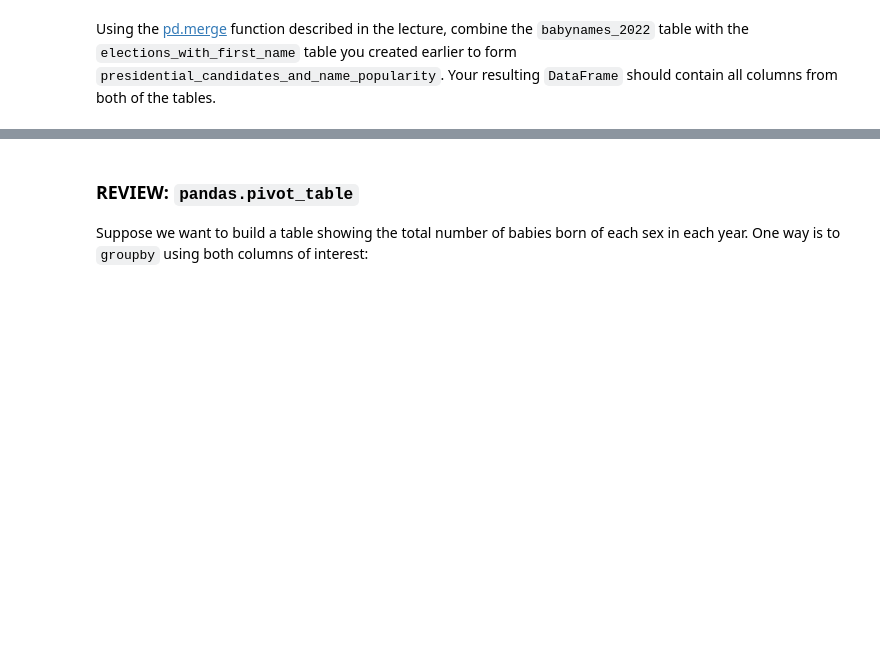
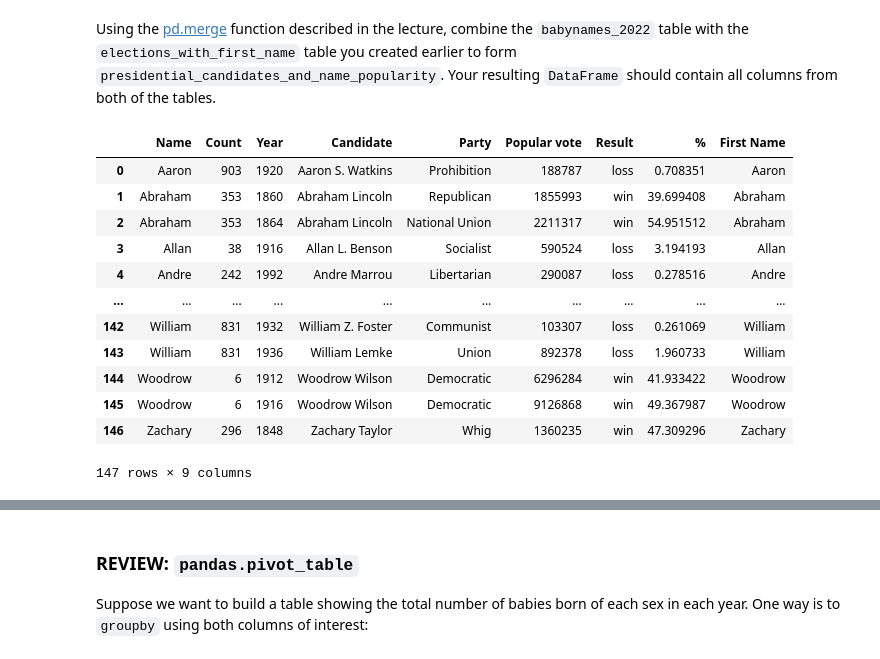
Before and after one commit to RamesTheGeneric/CSCIU459-GROUP-PROJECTS, a Jupyter notebook: A2/A2.ipynb, the cells around one changed output, grey strips where cells are left out. Cells and saved outputs as stored; diff of their text form; code cells hidden in the pictures; blank space fills up the shorter version.

```diff
--- a/A2/A2.ipynb
+++ b/A2/A2.ipynb
@@ -230,5 +469,5 @@ Using `.str.split`, create a new `DataFrame` called `elections_with_first_name`
 See the `pandas` `str` [documentation](https://pandas.pydata.org/docs/reference/api/pandas.Series.str.split.html) for documentation on using `str.split`.
 # %%
 elections_with_first_name = elections.copy()
-...
+elections_with_first_name['First Name'] = elections_with_first_name['Candidate'].str.split(' ').str[0]
 elections_with_first_name
@@ -276,2 +549,19 @@ presidential_candidates_and_name_popularity
+# %%
+presidential_candidates_and_name_popularity = pd.merge(babynames_2022, elections_with_first_name, left_on='Name', right_on='First Name')
+presidential_candidates_and_name_popularity
+# %% [output]
+|  | Name | Count | Year | Candidate | Party | Popular vote | Result | % | First Name |
+| 0 | Aaron | 903 | 1920 | Aaron S. Watkins | Prohibition | 188787 | loss | 0.708351 | Aaron |
+| 1 | Abraham | 353 | 1860 | Abraham Lincoln | Republican | 1855993 | win | 39.699408 | Abraham |
+| 2 | Abraham | 353 | 1864 | Abraham Lincoln | National Union | 2211317 | win | 54.951512 | Abraham |
+| 3 | Allan | 38 | 1916 | Allan L. Benson | Socialist | 590524 | loss | 3.194193 | Allan |
+| 4 | Andre | 242 | 1992 | Andre Marrou | Libertarian | 290087 | loss | 0.278516 | Andre |
+| ... | ... | ... | ... | ... | ... | ... | ... | ... | ... |
+| 142 | William | 831 | 1932 | William Z. Foster | Communist | 103307 | loss | 0.261069 | William |
+| 143 | William | 831 | 1936 | William Lemke | Union | 892378 | loss | 1.960733 | William |
+| 144 | Woodrow | 6 | 1912 | Woodrow Wilson | Democratic | 6296284 | win | 41.933422 | Woodrow |
+| 145 | Woodrow | 6 | 1916 | Woodrow Wilson | Democratic | 9126868 | win | 49.367987 | Woodrow |
+| 146 | Zachary | 296 | 1848 | Zachary Taylor | Whig | 1360235 | win | 47.309296 | Zachary |
+147 rows × 9 columns
 # %%
 grader.check("q3")
```
Also changed, not shown: parts of 33 cells of this notebook, 1 other file.
